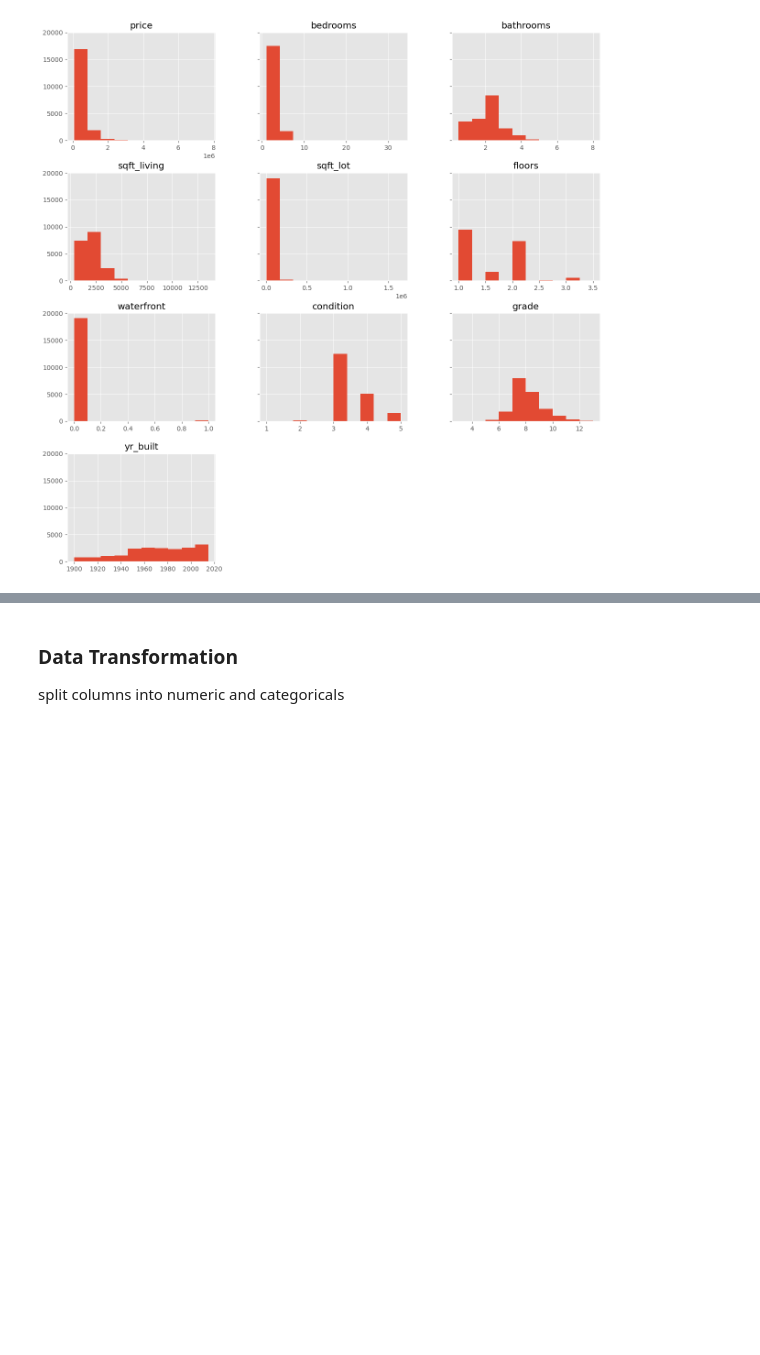
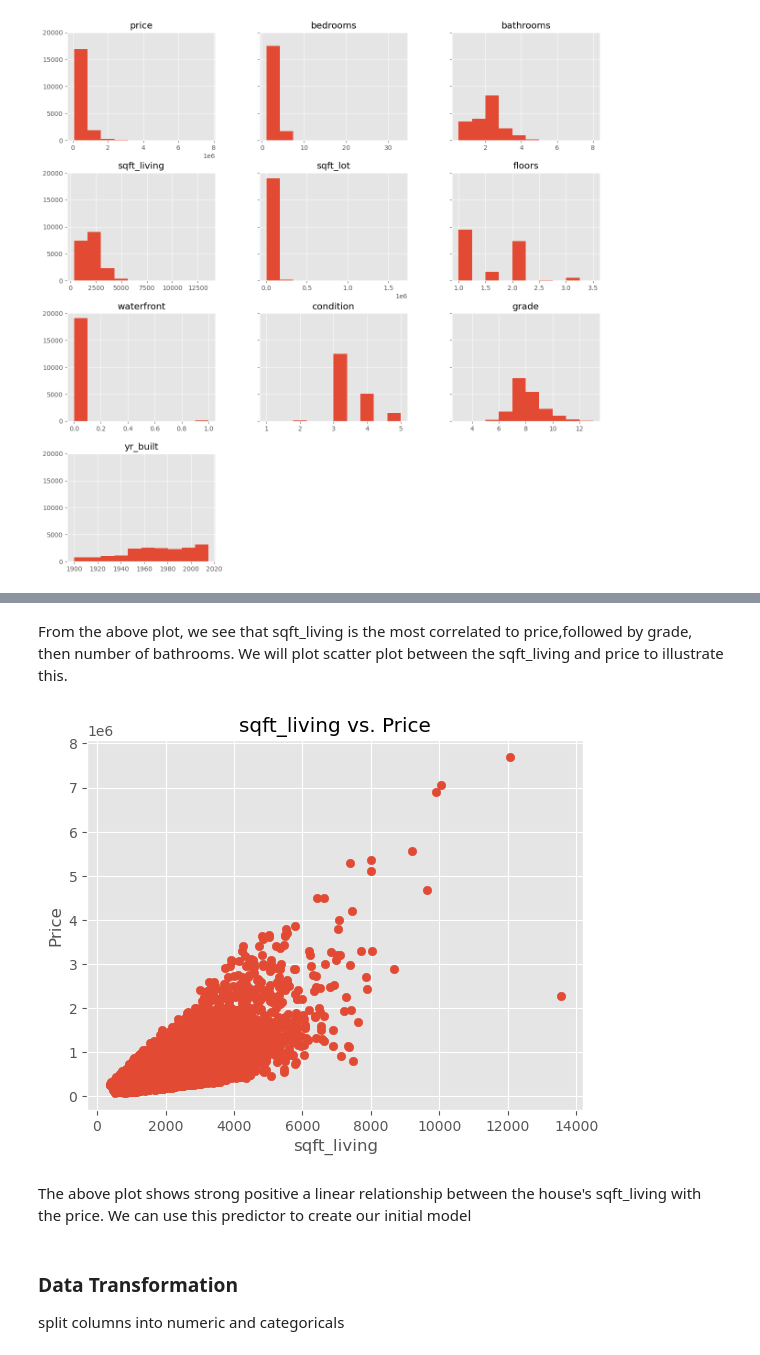
Before and after one commit to penina26/dsc-phase-2-project, a Jupyter notebook: student.ipynb, the cells around one changed output, grey strips where cells are left out. Cells and saved outputs as stored; diff of their text form; code cells hidden in the pictures; blank space fills up the shorter version.

```diff
--- a/student.ipynb
+++ b/student.ipynb
@@ -291,3 +339,19 @@ kc_house_df_clean.hist(figsize=(15,15), sharey=True);
+# %% [markdown]
+From the above plot, we see that sqft_living is the most correlated to price,followed by grade, then number of bathrooms.
+We will plot scatter plot between the sqft_living and price to illustrate this.
+# %%
+most_correlated_feature = 'sqft_living'
+fig, ax = plt.subplots()
+
+ax.scatter(kc_house_df_clean[most_correlated_feature],kc_house_df_clean['price'])
+ax.set_xlabel('sqft_living')
+ax.set_ylabel('Price')
+ax.set_title('sqft_living vs. Price')
+fig.savefig('./images/most_correlated');
+# %% [output]
+[figure, added]
+# %% [markdown]
+The above plot shows strong positive a linear relationship between the house's sqft_living with the price. We can use  this predictor to create our initial model
 # %% [markdown]
 ### Data Transformation
 split columns into numeric and categoricals
```
Also changed, not shown: parts of 17 cells of this notebook, 5 other files.
